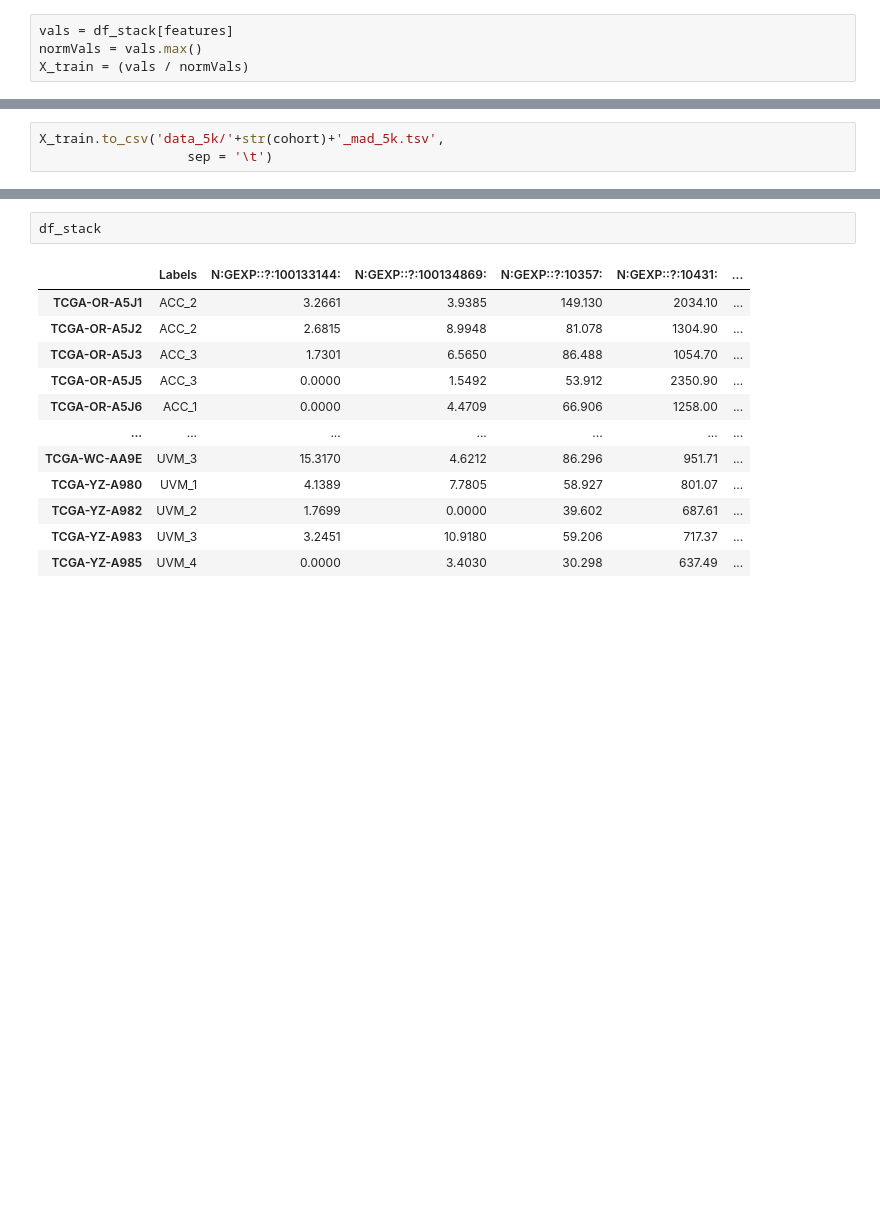
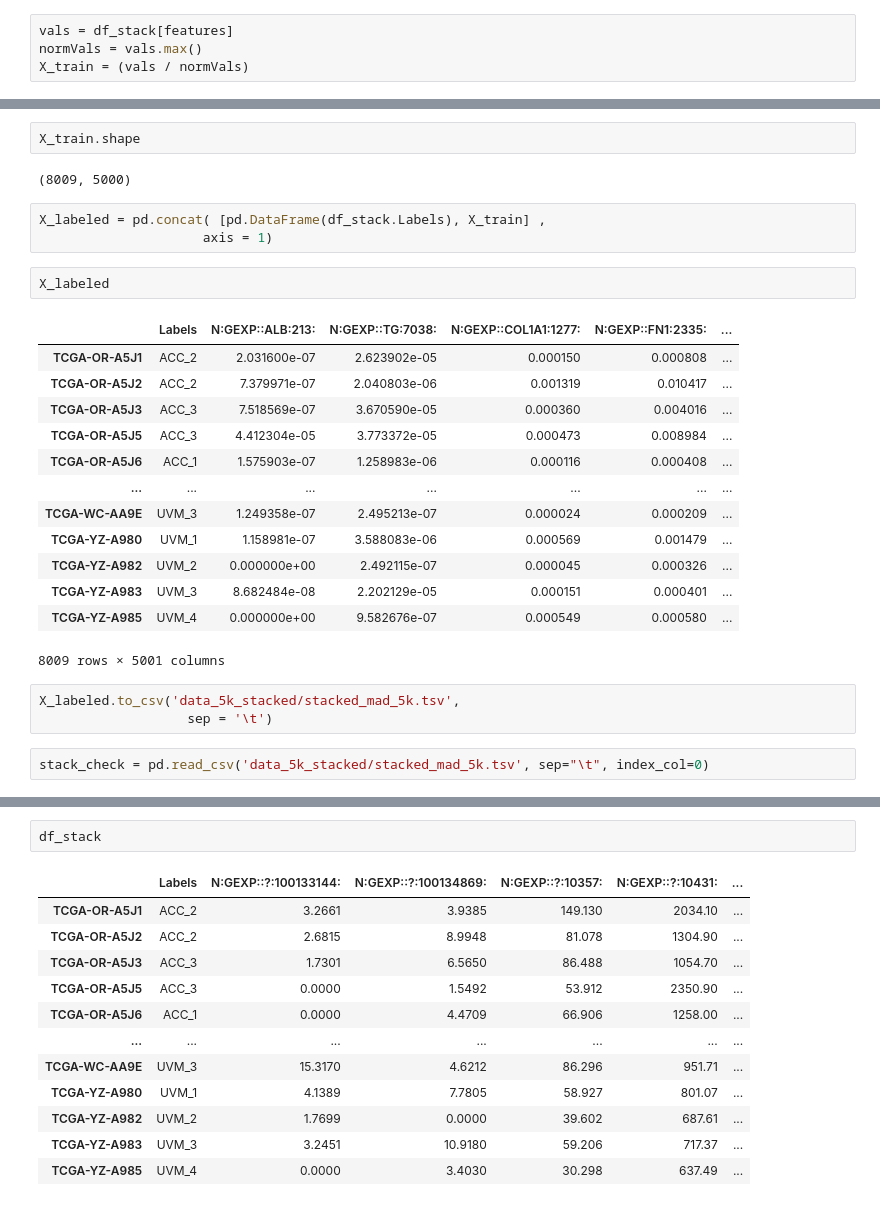
Before and after one commit to briankarlberg/synthetic_TCGA_data_gen, a Jupyter notebook: g_devel/a_step_up_mad5k.ipynb, the cells around one changed output, grey strips where cells are left out. Saved outputs shown, nothing was run; the diff lists cells and outputs as text; blank space fills up the shorter version.

Commit message:
b_step_up_01 for train-on-all test on 2015 Intel machine

```diff
--- a/g_devel/a_step_up_mad5k.ipynb
+++ b/g_devel/a_step_up_mad5k.ipynb
@@ -52,3 +73,28 @@ X_train = (vals / normVals)
+# %%
+X_train.shape
+# %% [output]
+(8009, 5000)
+# %%
+X_labeled = pd.concat( [pd.DataFrame(df_stack.Labels), X_train] ,
+                     axis = 1)
+# %%
+X_labeled
+# %% [output]
+|  | Labels | N:GEXP::ALB:213: | N:GEXP::TG:7038: | N:GEXP::COL1A1:1277: | N:GEXP::FN1:2335: | ... |
+| TCGA-OR-A5J1 | ACC_2 | 2.031600e-07 | 2.623902e-05 | 0.000150 | 0.000808 | ... |
+| TCGA-OR-A5J2 | ACC_2 | 7.379971e-07 | 2.040803e-06 | 0.001319 | 0.010417 | ... |
+| TCGA-OR-A5J3 | ACC_3 | 7.518569e-07 | 3.670590e-05 | 0.000360 | 0.004016 | ... |
+| TCGA-OR-A5J5 | ACC_3 | 4.412304e-05 | 3.773372e-05 | 0.000473 | 0.008984 | ... |
+| TCGA-OR-A5J6 | ACC_1 | 1.575903e-07 | 1.258983e-06 | 0.000116 | 0.000408 | ... |
+| ... | ... | ... | ... | ... | ... | ... |
+| TCGA-WC-AA9E | UVM_3 | 1.249358e-07 | 2.495213e-07 | 0.000024 | 0.000209 | ... |
+| TCGA-YZ-A980 | UVM_1 | 1.158981e-07 | 3.588083e-06 | 0.000569 | 0.001479 | ... |
+| TCGA-YZ-A982 | UVM_2 | 0.000000e+00 | 2.492115e-07 | 0.000045 | 0.000326 | ... |
+| TCGA-YZ-A983 | UVM_3 | 8.682484e-08 | 2.202129e-05 | 0.000151 | 0.000401 | ... |
+| TCGA-YZ-A985 | UVM_4 | 0.000000e+00 | 9.582676e-07 | 0.000549 | 0.000580 | ... |
+8009 rows × 5001 columns
 # %%
-X_train.to_csv('data_5k/'+str(cohort)+'_mad_5k.tsv',
+X_labeled.to_csv('data_5k_stacked/stacked_mad_5k.tsv',
                    sep = '\t')
+# %%
+stack_check = pd.read_csv('data_5k_stacked/stacked_mad_5k.tsv', sep="\t", index_col=0)
```
Also changed, not shown: parts of 16 cells of this notebook, 2 other files.
